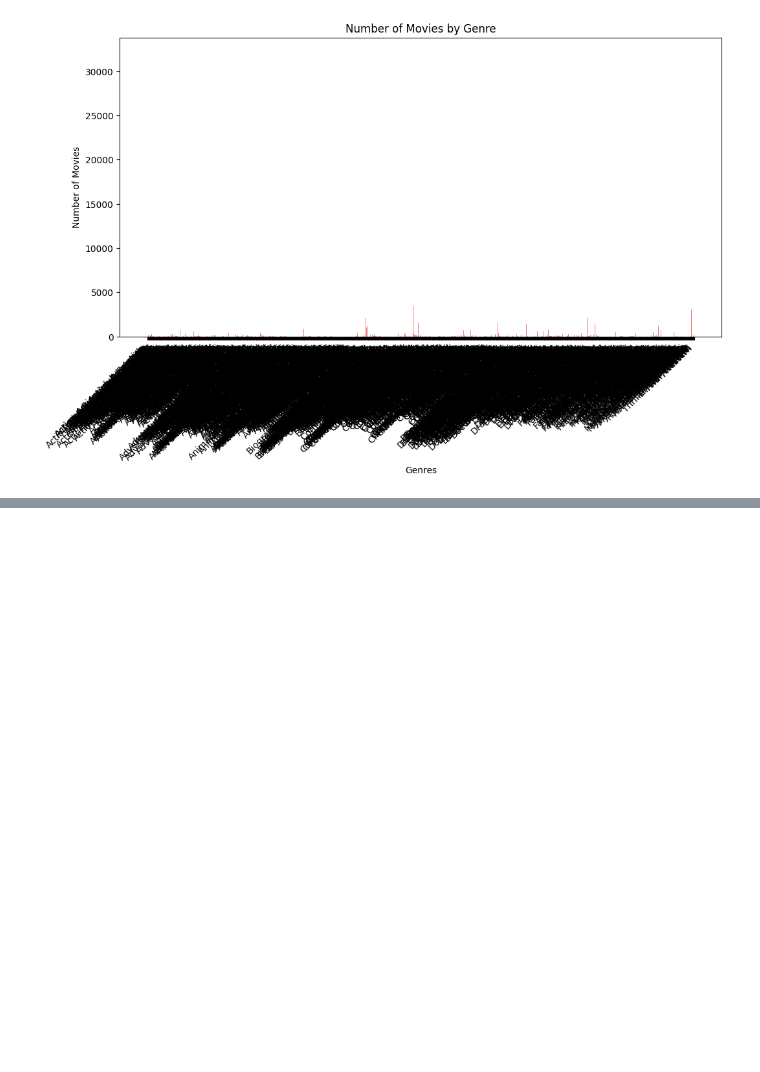
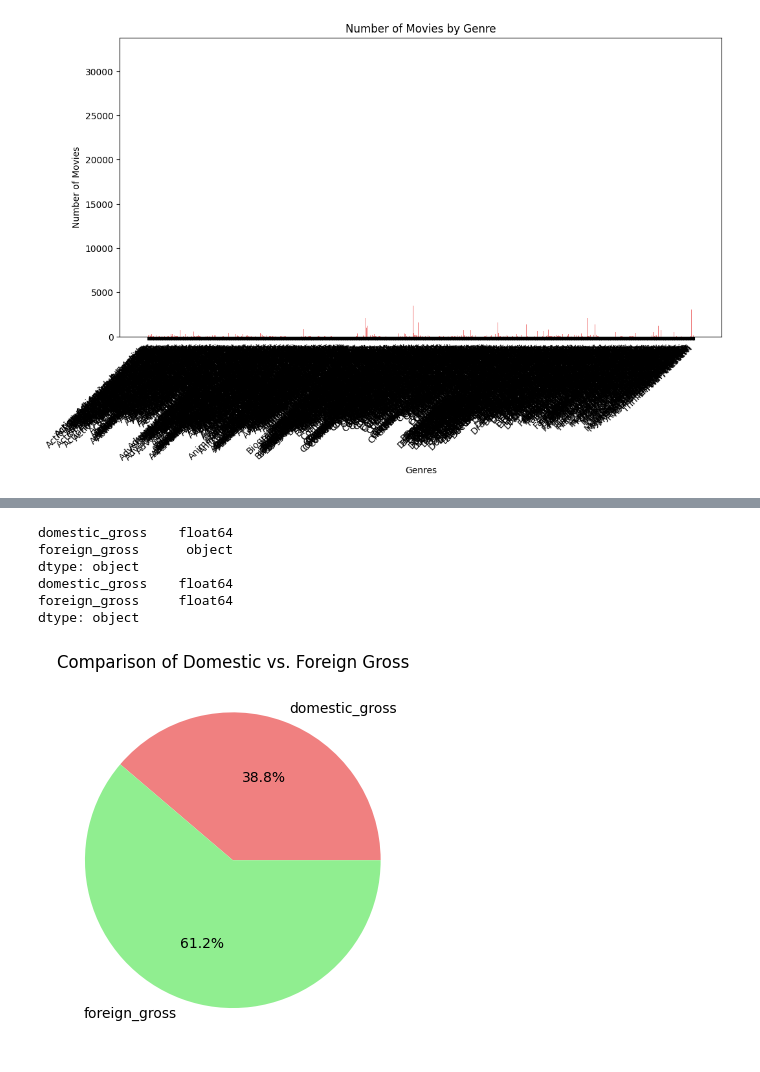
Before and after one commit to phelanthropus/Microsoft-Analysis, a Jupyter notebook: Microsoft Analysis.ipynb, the cells around one changed output, grey strips where cells are left out. Drawn from its saved outputs; the diff is of its cells as text; code cells hidden in the pictures; blank space fills up the shorter version.

Commit message:
data analysis

```diff
--- a/Microsoft Analysis.ipynb
+++ b/Microsoft Analysis.ipynb
@@ -544,0 +620,26 @@ plt.show()
+# %%
+# Check data types of 'domestic_gross' and 'foreign_gross' columns
+print(df[['domestic_gross', 'foreign_gross']].dtypes)
+
+# Convert columns to numeric if needed
+df['domestic_gross'] = pd.to_numeric(df['domestic_gross'], errors='coerce')
+df['foreign_gross'] = pd.to_numeric(df['foreign_gross'], errors='coerce')
+
+# Check again after conversion
+print(df[['domestic_gross', 'foreign_gross']].dtypes)
+
+# Total domestic vs. foreign gross
+total_gross_comparison = df[['domestic_gross', 'foreign_gross']].sum()
+
+# Plotting
+total_gross_comparison.plot(kind='pie', autopct='%1.1f%%', colors=['lightcoral', 'lightgreen'])
+plt.title('Comparison of Domestic vs. Foreign Gross')
+plt.show()
+# %% [output]
+domestic_gross    float64
+foreign_gross      object
+dtype: object
+domestic_gross    float64
+foreign_gross     float64
+dtype: object
+[figure, added]
```
Also changed, not shown: parts of 8 cells of this notebook.
